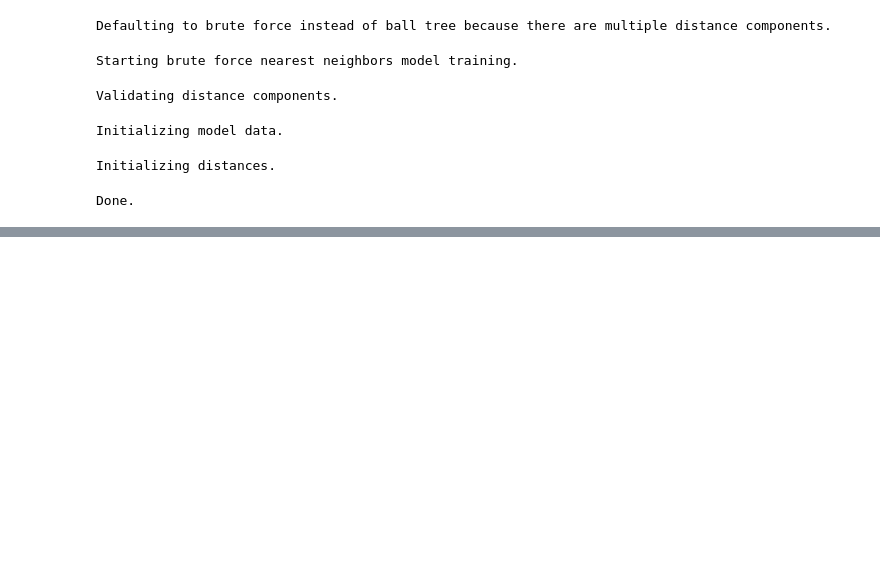
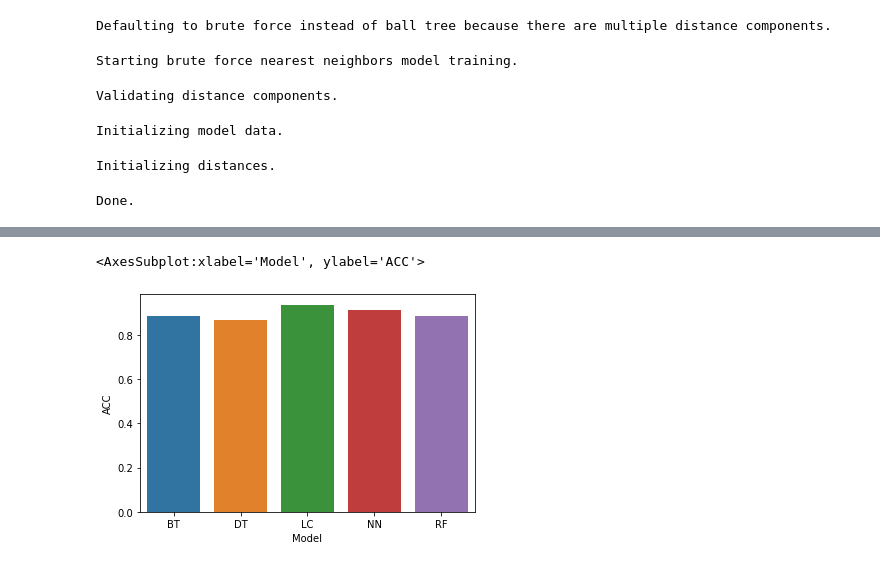
Before and after one commit to Spider-Orangutan/MML-project, a Jupyter notebook: Mathematics for machine learning assignment.ipynb, the cells around one changed output, grey strips where cells are left out. Drawn from its saved outputs; the diff is of its cells as text; code cells hidden in the pictures; blank space fills up the shorter version.

```diff
--- a/Mathematics for machine learning assignment.ipynb
+++ b/Mathematics for machine learning assignment.ipynb
@@ -159,3 +168,3 @@ boosted_tree_model.evaluate(test_data)
 # %%
-decision_tree_model=tc.decision_tree_classifier.create(train_data, target='status', features=all_features)
+decision_tree_model=tc.decision_tree_classifier.create(train_data, target='status', features=all_features, validation_set=test_data)
 # %% [output]
@@ -195,3 +204,3 @@ decision_tree_model.evaluate(test_data)
 # %%
-logistic_model=tc.logistic_classifier.create(train_data, target='status', features=all_features)
+logistic_model=tc.logistic_classifier.create(train_data, target='status', features=all_features, validation_set=test_data)
 # %% [output]
@@ -257,3 +269,3 @@ Starting pairwise querying.
 # %%
-random_forest_model=tc.random_forest_classifier.create(train_data, target='status', features=all_features)
+random_forest_model=tc.random_forest_classifier.create(train_data, target='status', features=all_features, validation_set=test_data)
 # %% [output]
@@ -291,3 +302,8 @@ random_forest_model.evaluate(test_data)
  [1001 rows x 5 columns]
  Note: Only the head of the SFrame is printed.
  You can use print_rows(num_rows=m, num_columns=n) to print more rows and columns.}
+# %%
+performance_summary = pd.DataFrame({
+    'Model':['BT','DT','LC','NN','RF'],
+    'ACC':[boosted_tree_model.validation_precision, decision_tree_model.validation_precision, logistic_model.validation_precision,0.9111111111111111, random_forest_model.validation_precision]
+})
@@ -293,0 +319,5 @@ random_forest_model.evaluate(test_data)
+# %%
+sns.barplot(data = performance_summary,x = 'Model',y = 'ACC')
+# %% [output]
+<AxesSubplot:xlabel='Model', ylabel='ACC'>
+[figure, added]
```
Also changed, not shown: parts of 18 cells of this notebook.
